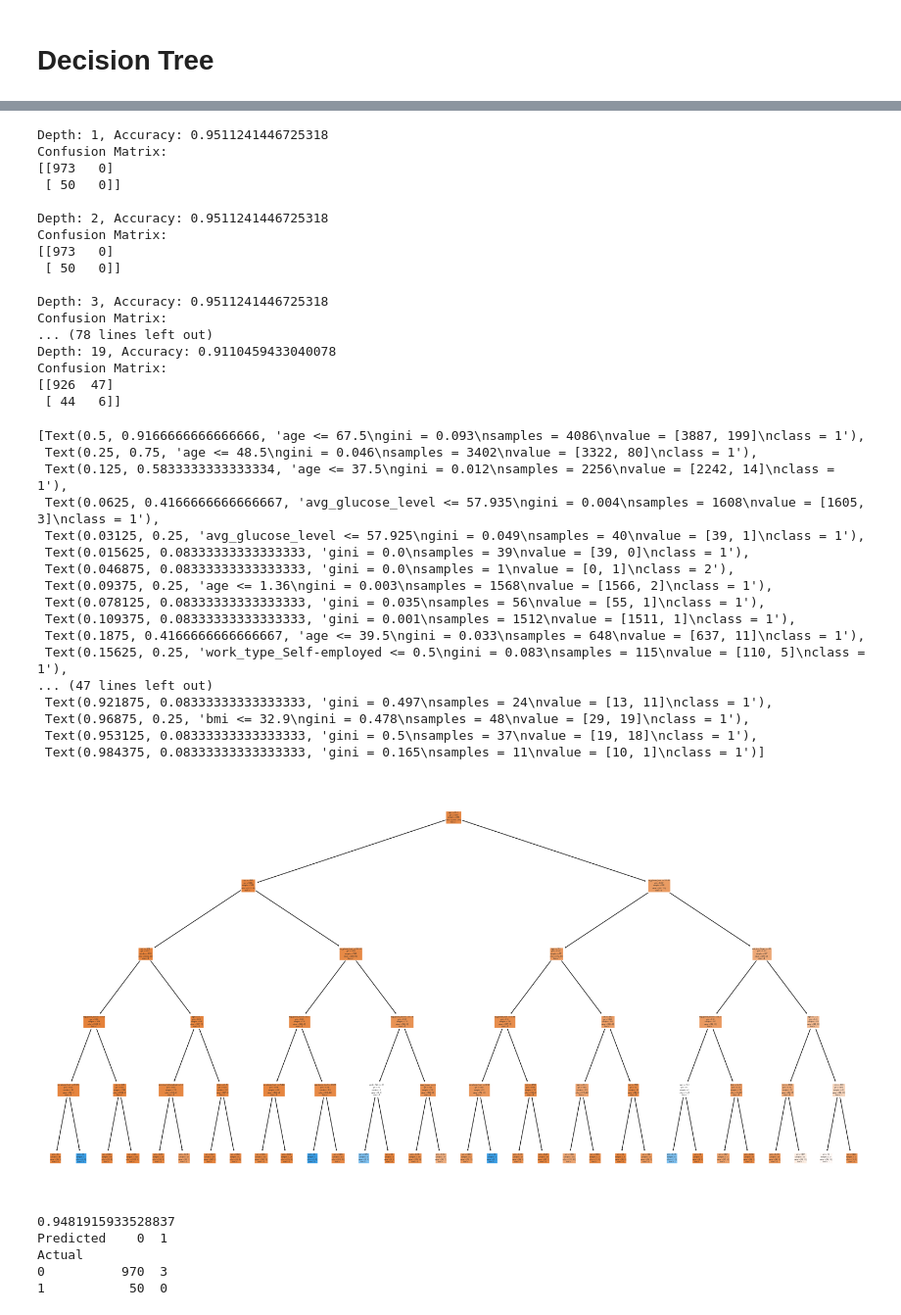
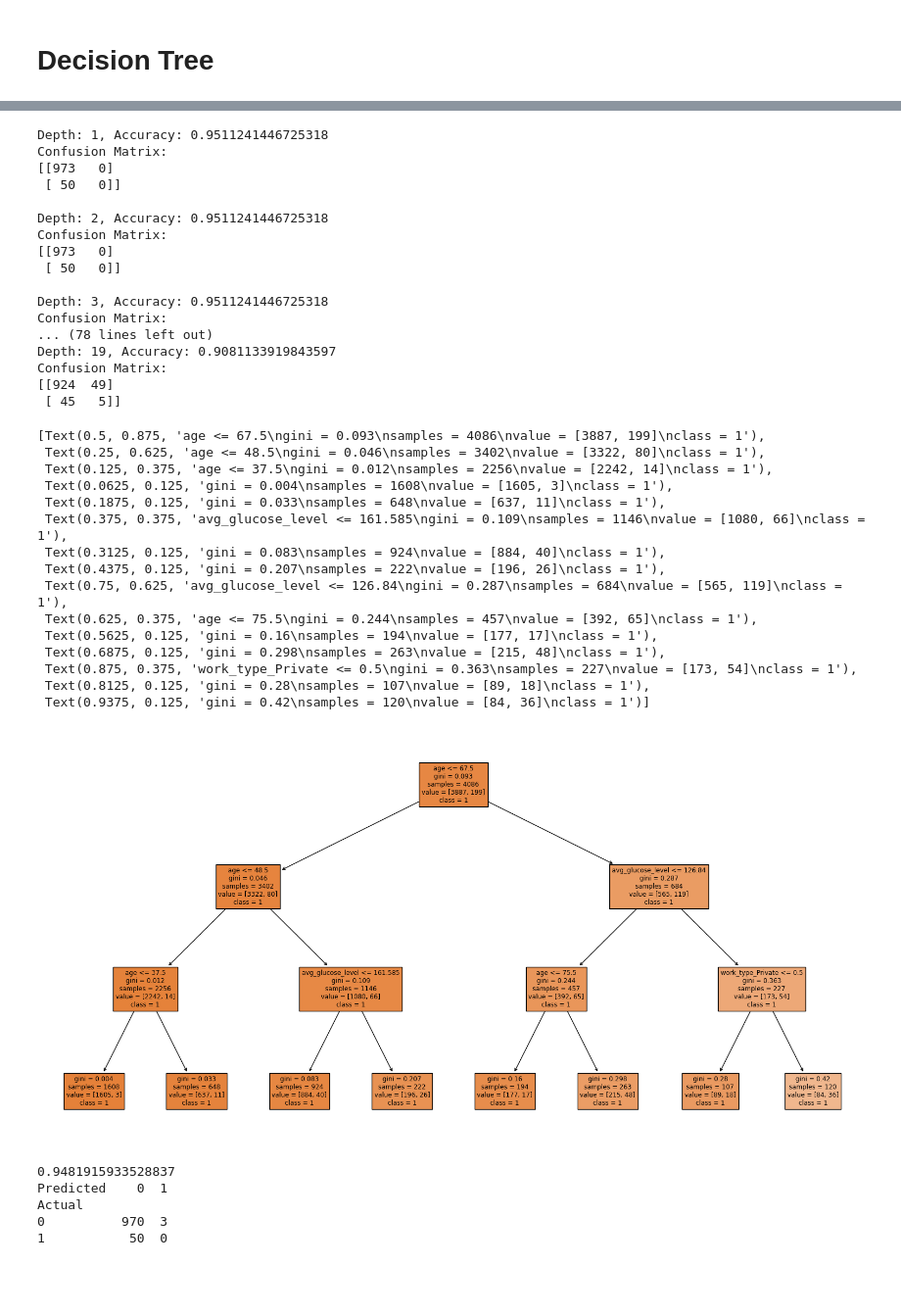
Before and after one commit to DS3001/group19, a Jupyter notebook: project_2/Project2.ipynb, the cells around one changed output, grey strips where cells are left out. Shown: that part at 98% size. Drawn from its saved outputs; the diff is of its cells as text; code cells hidden in the pictures; blank space fills up the shorter version.

```diff
--- a/project_2/Project2.ipynb
+++ b/project_2/Project2.ipynb
@@ -431,8 +511,10 @@ Depth: 19, R^2: -0.8996337230215825, RMSE: 0.29716709854470436
 # %%
-
+# classification tree
 
 depths = range(1, 20)
 accuracy_scores = []
+r2_scores = []
+rmse_scores = []
 
 for depth in depths:
 
@@ -466,39 +548,37 @@ Confusion Matrix:
 Depth: 3, Accuracy: 0.9511241446725318
 Confusion Matrix:
 ... (78 lines left out)
-Depth: 19, Accuracy: 0.9110459433040078
+Depth: 19, Accuracy: 0.9081133919843597
 Confusion Matrix:
-[[926  47]
- [ 44   6]]
+[[924  49]
+ [ 45   5]]
 # %%
-classifier = tree.DecisionTreeClassifier(random_state=42, max_depth=5)
+classifier = tree.DecisionTreeClassifier(random_state=42, max_depth=3) # chose max depth 3 for visibility
 classifier.fit(X_train, y_train)
 
 # Predictions from the classification tree
 y_pred=classifier.predict(X_test)
 
 # Visualize results:
 plt.figure(figsize=(20,10))
 tree.plot_tree(classifier ,filled=True,feature_names=X_train.columns, class_names=["1","2"])
 # %% [output]
-[Text(0.5, 0.9166666666666666, 'age <= 67.5\ngini = 0.093\nsamples = 4086\nvalue = [3887, 199]\nclass = 1'),
- Text(0.25, 0.75, 'age <= 48.5\ngini = 0.046\nsamples = 3402\nvalue = [3322, 80]\nclass = 1'),
- Text(0.125, 0.5833333333333334, 'age <= 37.5\ngini = 0.012\nsamples = 2256\nvalue = [2242, 14]\nclass = 1'),
- Text(0.0625, 0.4166666666666667, 'avg_glucose_level <= 57.935\ngini = 0.004\nsamples = 1608\nvalue = [1605, 3]\nclass = 1'),
- Text(0.03125, 0.25, 'avg_glucose_level <= 57.925\ngini = 0.049\nsamples = 40\nvalue = [39, 1]\nclass = 1'),
- Text(0.015625, 0.08333333333333333, 'gini = 0.0\nsamples = 39\nvalue = [39, 0]\nclass = 1'),
- Text(0.046875, 0.08333333333333333, 'gini = 0.0\nsamples = 1\nvalue = [0, 1]\nclass = 2'),
- Text(0.09375, 0.25, 'age <= 1.36\ngini = 0.003\nsamples = 1568\nvalue = [1566, 2]\nclass = 1'),
- Text(0.078125, 0.08333333333333333, 'gini = 0.035\nsamples = 56\nvalue = [55, 1]\nclass = 1'),
- Text(0.109375, 0.08333333333333333, 'gini = 0.001\nsamples = 1512\nvalue = [1511, 1]\nclass = 1'),
- Text(0.1875, 0.4166666666666667, 'age <= 39.5\ngini = 0.033\nsamples = 648\nvalue = [637, 11]\nclass = 1'),
- Text(0.15625, 0.25, 'work_type_Self-employed <= 0.5\ngini = 0.083\nsamples = 115\nvalue = [110, 5]\nclass = 1'),
-... (47 lines left out)
- Text(0.921875, 0.08333333333333333, 'gini = 0.497\nsamples = 24\nvalue = [13, 11]\nclass = 1'),
- Text(0.96875, 0.25, 'bmi <= 32.9\ngini = 0.478\nsamples = 48\nvalue = [29, 19]\nclass = 1'),
- Text(0.953125, 0.08333333333333333, 'gini = 0.5\nsamples = 37\nvalue = [19, 18]\nclass = 1'),
- Text(0.984375, 0.08333333333333333, 'gini = 0.165\nsamples = 11\nvalue = [10, 1]\nclass = 1')]
+[Text(0.5, 0.875, 'age <= 67.5\ngini = 0.093\nsamples = 4086\nvalue = [3887, 199]\nclass = 1'),
+ Text(0.25, 0.625, 'age <= 48.5\ngini = 0.046\nsamples = 3402\nvalue = [3322, 80]\nclass = 1'),
+ Text(0.125, 0.375, 'age <= 37.5\ngini = 0.012\nsamples = 2256\nvalue = [2242, 14]\nclass = 1'),
+ Text(0.0625, 0.125, 'gini = 0.004\nsamples = 1608\nvalue = [1605, 3]\nclass = 1'),
+ Text(0.1875, 0.125, 'gini = 0.033\nsamples = 648\nvalue = [637, 11]\nclass = 1'),
+ Text(0.375, 0.375, 'avg_glucose_level <= 161.585\ngini = 0.109\nsamples = 1146\nvalue = [1080, 66]\nclass = 1'),
+ Text(0.3125, 0.125, 'gini = 0.083\nsamples = 924\nvalue = [884, 40]\nclass = 1'),
+ Text(0.4375, 0.125, 'gini = 0.207\nsamples = 222\nvalue = [196, 26]\nclass = 1'),
+ Text(0.75, 0.625, 'avg_glucose_level <= 126.84\ngini = 0.287\nsamples = 684\nvalue = [565, 119]\nclass = 1'),
+ Text(0.625, 0.375, 'age <= 75.5\ngini = 0.244\nsamples = 457\nvalue = [392, 65]\nclass = 1'),
+ Text(0.5625, 0.125, 'gini = 0.16\nsamples = 194\nvalue = [177, 17]\nclass = 1'),
+ Text(0.6875, 0.125, 'gini = 0.298\nsamples = 263\nvalue = [215, 48]\nclass = 1'),
+ Text(0.875, 0.375, 'work_type_Private <= 0.5\ngini = 0.363\nsamples = 227\nvalue = [173, 54]\nclass = 1'),
+ Text(0.8125, 0.125, 'gini = 0.28\nsamples = 107\nvalue = [89, 18]\nclass = 1'),
+ Text(0.9375, 0.125, 'gini = 0.42\nsamples = 120\nvalue = [84, 36]\nclass = 1')]
-[figure, old version]
+[figure, new version]
 # %%
 # Compute confusion matrix
 tab = pd.crosstab(y_test, y_pred, rownames=['Actual'], colnames=['Predicted'])
```
Also changed, not shown: parts of 26 cells of this notebook.
